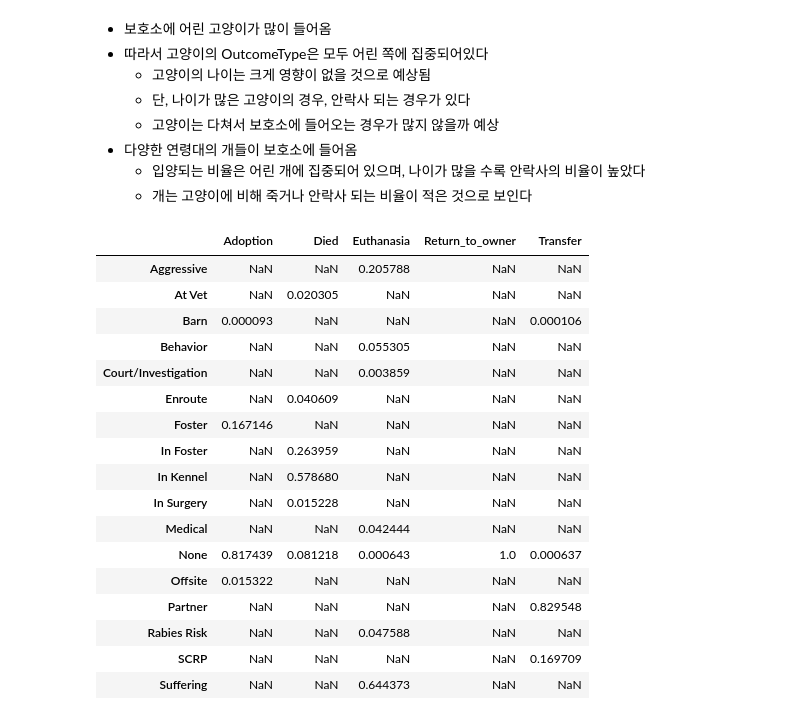
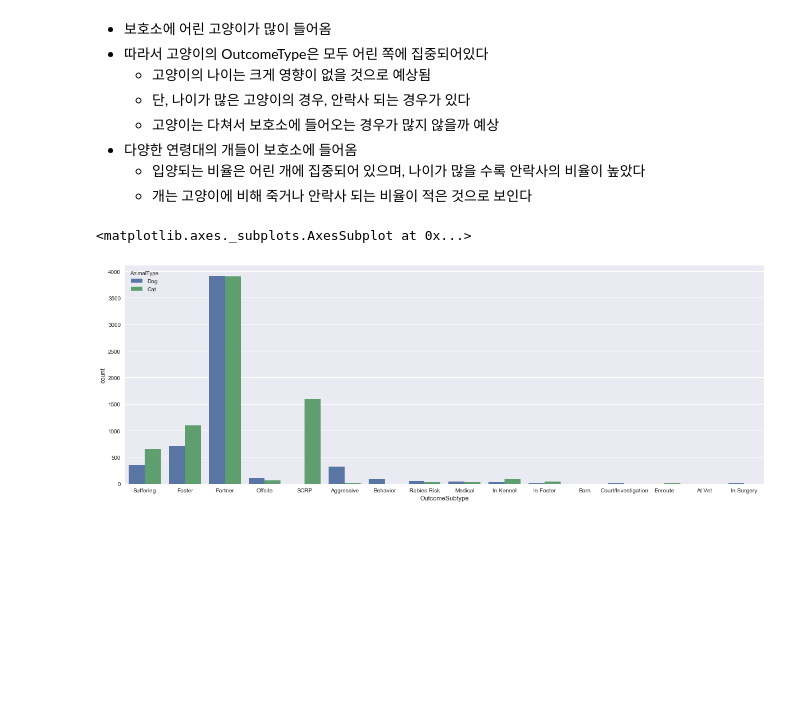
Before and after one commit to JihongL/Shelter-Animal-Outcomes, a Jupyter notebook: Shelter_EDA.ipynb, the cells around one changed output. Cells and saved outputs as stored; diff of their text form; code cells hidden in the pictures; blank space fills up the shorter version.

```diff
--- a/Shelter_EDA.ipynb
+++ b/Shelter_EDA.ipynb
@@ -171,3 +168,2 @@ Name: Color, Length: 366, dtype: int64
 # %%
 train['AgeuponOutcome'] = train['AgeuponOutcome'].replace(np.nan, '0 days', regex=True)
-train['OutcomeSubtype'] = train['OutcomeSubtype'].replace(np.nan, 'None', regex=True)
@@ -285,21 +246,6 @@ sub_df2 = sub_df2.div(sub_df2.sum())
-# %%
-sub_df2
-# %% [output]
-|  | Adoption | Died | Euthanasia | Return_to_owner | Transfer |
-| Aggressive | NaN | NaN | 0.205788 | NaN | NaN |
-| At Vet | NaN | 0.020305 | NaN | NaN | NaN |
-| Barn | 0.000093 | NaN | NaN | NaN | 0.000106 |
-| Behavior | NaN | NaN | 0.055305 | NaN | NaN |
-| Court/Investigation | NaN | NaN | 0.003859 | NaN | NaN |
-| Enroute | NaN | 0.040609 | NaN | NaN | NaN |
-| Foster | 0.167146 | NaN | NaN | NaN | NaN |
-| In Foster | NaN | 0.263959 | NaN | NaN | NaN |
-| In Kennel | NaN | 0.578680 | NaN | NaN | NaN |
-| In Surgery | NaN | 0.015228 | NaN | NaN | NaN |
-| Medical | NaN | NaN | 0.042444 | NaN | NaN |
-| None | 0.817439 | 0.081218 | 0.000643 | 1.0 | 0.000637 |
-| Offsite | 0.015322 | NaN | NaN | NaN | NaN |
-| Partner | NaN | NaN | NaN | NaN | 0.829548 |
-| Rabies Risk | NaN | NaN | 0.047588 | NaN | NaN |
-| SCRP | NaN | NaN | NaN | NaN | 0.169709 |
-| Suffering | NaN | NaN | 0.644373 | NaN | NaN |
+# %%
+plt.figure(figsize=(20,7))
+sns.countplot(data=train, x='OutcomeSubtype', hue='AnimalType')
+# %% [output]
+<matplotlib.axes._subplots.AxesSubplot at 0x...>
+[figure, added]
```
Also changed, not shown: parts of 11 cells of this notebook.
